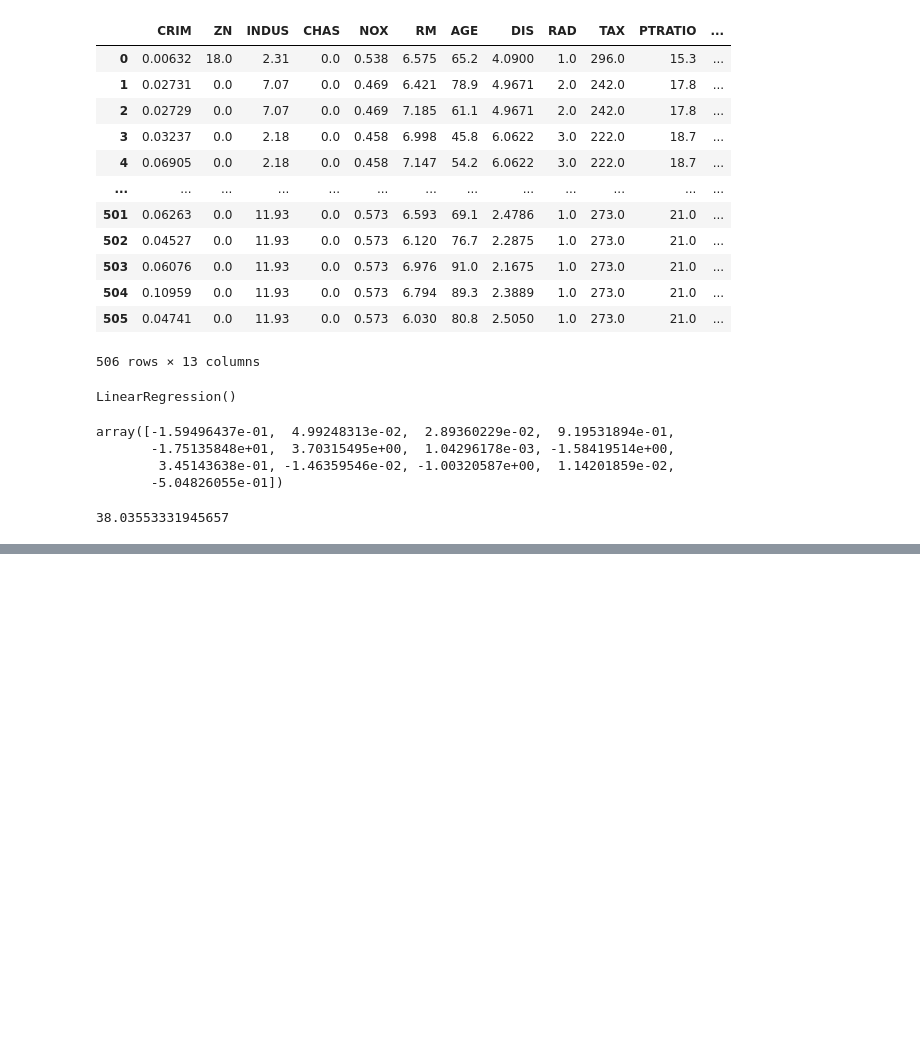
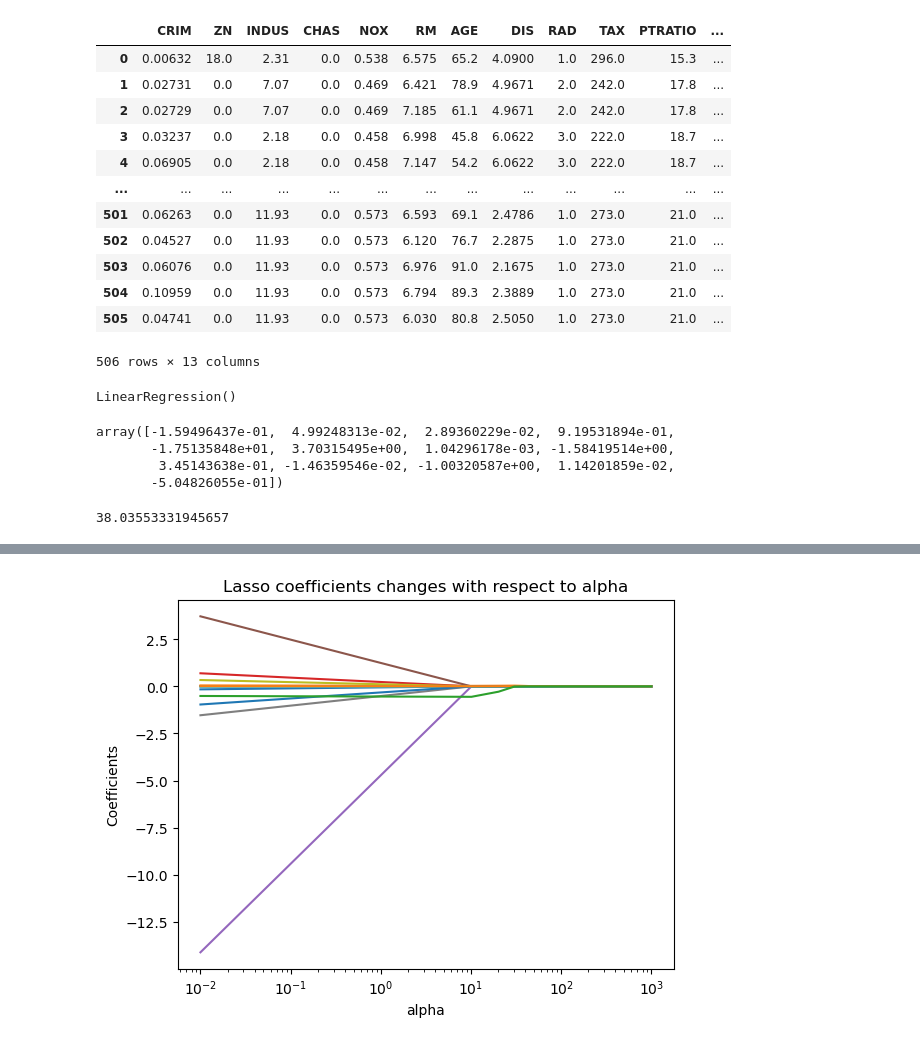
Before and after one commit to taherafirdose/100-days-of-Machine-Learning, a Jupyter notebook: Lasso Regression/Lasso Regression.ipynb, the cells around one changed output, grey strips where cells are left out. Saved outputs shown, nothing was run; the diff lists cells and outputs as text; code cells hidden in the pictures; blank space fills up the shorter version.

Commit message:
Lasso L1 Regression

```diff
--- a/Lasso Regression/Lasso Regression.ipynb
+++ b/Lasso Regression/Lasso Regression.ipynb
@@ -75,0 +98,5 @@ y_pred=lr.predict(X_test)
+# %%
+from sklearn.linear_model import Lasso,LassoCV
+
+lasso = Lasso(alpha=1)
+lasso.fit(X_train, y_train)
@@ -75,0 +138,12 @@ y_pred=lr.predict(X_test)
+# %%
+alphas = np.linspace(0.01,1000,100)
+lasso = Lasso(max_iter=10000)
+coefs = []
+
+for a in alphas:
+    lasso.set_params(alpha=a)
+    lasso.fit(X_train, y_train)
+    coefs.append(lasso.coef_)
+    print('The r2 score for alpha {} is {} '.format(a , r2_score(y_test,lasso.predict(X_test))))
+    print('The mean squared error for alpha {} is {}'.format(a , mean_squared_error(y_test,lasso.predict(X_test))))
+    print('\n')
@@ -75,0 +168,11 @@ y_pred=lr.predict(X_test)
+# %%
+ax = plt.gca()
+
+ax.plot(alphas, coefs)
+ax.set_xscale('log')
+plt.axis('tight')
+plt.xlabel('alpha')
+plt.ylabel('Coefficients')
+plt.title('Lasso coefficients changes with respect to alpha');
+# %% [output]
+[figure, added]
```
Also changed, not shown: parts of 31 cells of this notebook.
